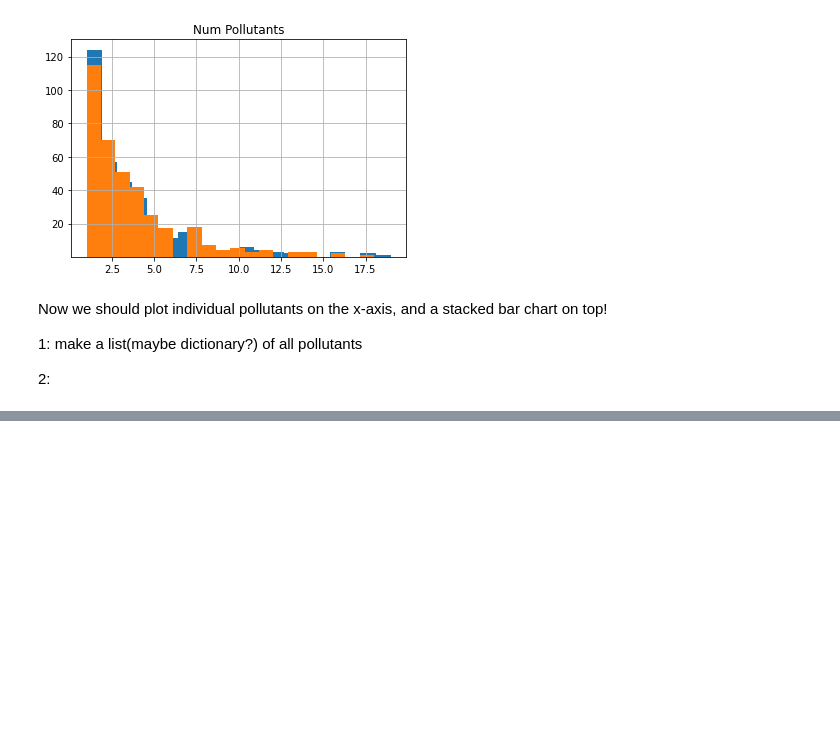
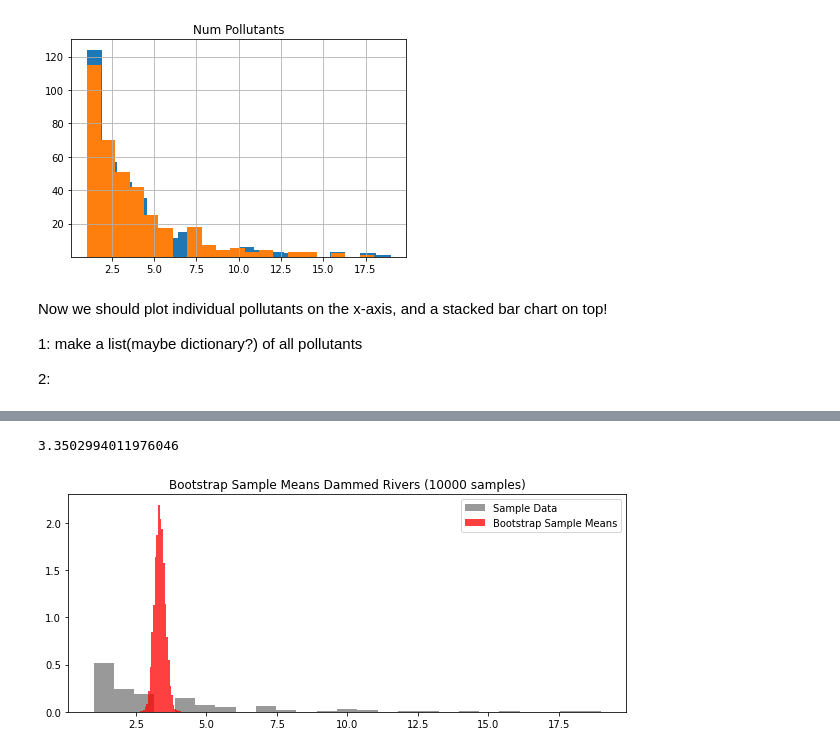
Before and after one commit to puga-42/Are-we-fixing-our-dammed-rivers, a Jupyter notebook: dammed_rivers.ipynb, the cells around one changed output, grey strips where cells are left out. Cells and saved outputs as stored; diff of their text form; code cells hidden in the pictures; blank space fills up the shorter version.

Commit message:
added visuals and A/B tests

```diff
--- a/dammed_rivers.ipynb
+++ b/dammed_rivers.ipynb
@@ -396,0 +409,28 @@ Now we should plot individual pollutants on the x-axis, and a stacked bar chart
+# %%
+#df_dammed:
+n = df_dammed['Num Pollutants'].count()
+p = sum([x for x in df_dammed['Num Pollutants']])/n
+p
+#binomial = stats.binom(n=3100, p=0.80)
+# %% [output]
+3.3502994011976046
+# %%
+def bootstrap_sample_means(data, n_bootstrap_samples=10000):
+    bootstrap_sample_means = []
+    for i in range(n_bootstrap_samples):
+        bootstrap_sample = np.random.choice(data, size=300, replace=True)  ##changed from size=len(data)
+        bootstrap_sample_means.append(np.mean(bootstrap_sample))
+    return bootstrap_sample_means
+# %%
+dammed_means = bootstrap_sample_means(df_dammed['Num Pollutants'])
+
+
+fig, ax = plt.subplots(1, figsize=(10, 4))
+_ = ax.hist(df_dammed['Num Pollutants'], bins=25, density=True, color="black", alpha=0.4,
+            label="Sample Data")
+_ = ax.hist(dammed_means, bins=25, density=True, color="red", alpha=0.75,
+            label="Bootstrap Sample Means")
+ax.legend()
+_ = ax.set_title("Bootstrap Sample Means Dammed Rivers (10000 samples)")
+# %% [output]
+[figure, added]
```
Also changed, not shown: parts of 6 cells of this notebook.
